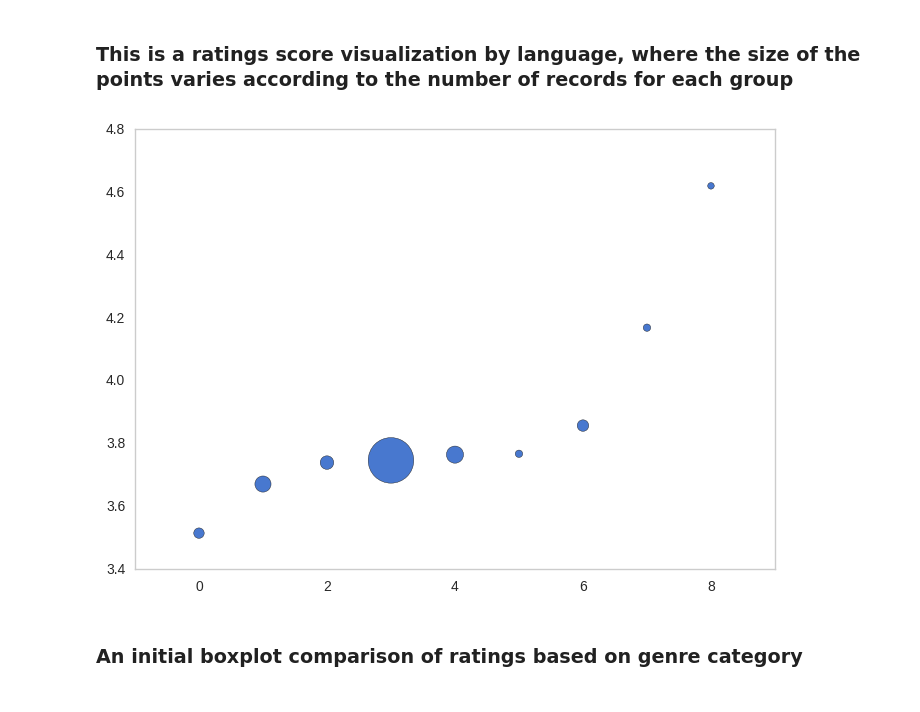
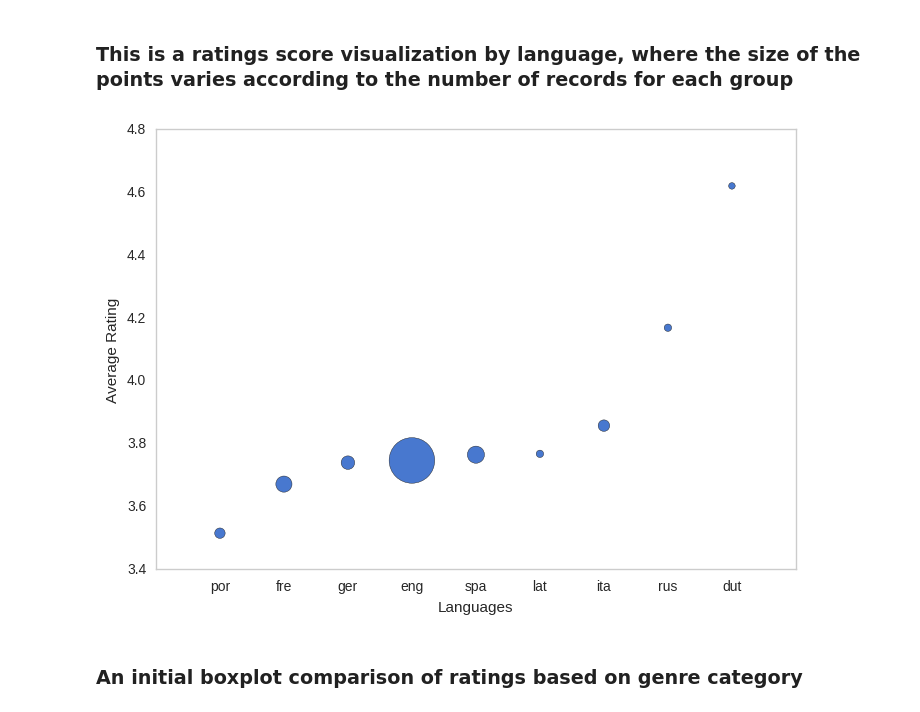
Before and after one commit to klitonandrea/BookRatings, a Jupyter notebook: Story telling with book ratings.ipynb, the cells around one changed output. Cells and saved outputs as stored; diff of their text form; code cells hidden in the pictures.

```diff
--- a/Story telling with book ratings.ipynb
+++ b/Story telling with book ratings.ipynb
@@ -129,0 +171,8 @@ There seems to be a trend of rated books starting from year 1968. That trend has
+# %%
+BookInfo.loc[:,'publish_year'] = Dates.apply(lambda x: int(x[0]) if type(x) == list else x)
+year_average_plot = sns.boxplot(data=BookInfo, x='publish_year', y='average_rating')
+year_average_plot.set_title('Average rating by year')
+year_average_plot.set_xlabel('Publish year')
+year_average_plot.set_ylabel('Average rating')
+for item in year_average_plot.get_xticklabels():
+    item.set_rotation(90)
@@ -181,13 +254,15 @@ Name: average-rating-count, dtype: float64
 ### This is a ratings score visualization by language, where the size of the points varies according to the number of records for each group
 # %%
 fig = plt.figure()
-
-#ax.scatter(x='language', y='average-rating-mean', data=CTR, size=CTR['average-rating-count'].apply(lambda x: math.log(x)))
-ax = fig.add_axes([0.1, 0.1, 0.8, 0.8]) # left, bottom, width, height (range 0 to 1)
+ax = fig.add_axes([0.1, 0.1, 0.8, 0.8])
 ax.legend(CTR['language'])
 ax.grid(b=False)
-ax.scatter(x=range(0,len(list(CTR['language']))), y=list(CTR['average-rating-mean']), s=10*CTR['average-rating-count'].apply(lambda x: math.sqrt(x)));
+ax.scatter(x=np.arange(0,len(list(CTR['language'])), 1), y=list(CTR['average-rating-mean']), s=10*CTR['average-rating-count'].apply(lambda x: math.sqrt(x)))
+ax.xaxis.set_ticks(np.arange(0,len(list(CTR['language'])), 1))
+ax.set_xlabel('Languages')
+ax.set_ylabel('Average Rating')
+ax.set_xticklabels(CTR['language']);
 # %% [output]
-[figure, old version]
+[figure, new version]
 # %% [markdown]
 ### An initial boxplot comparison of ratings based on genre category
```
Also changed, not shown: parts of 54 cells of this notebook.
